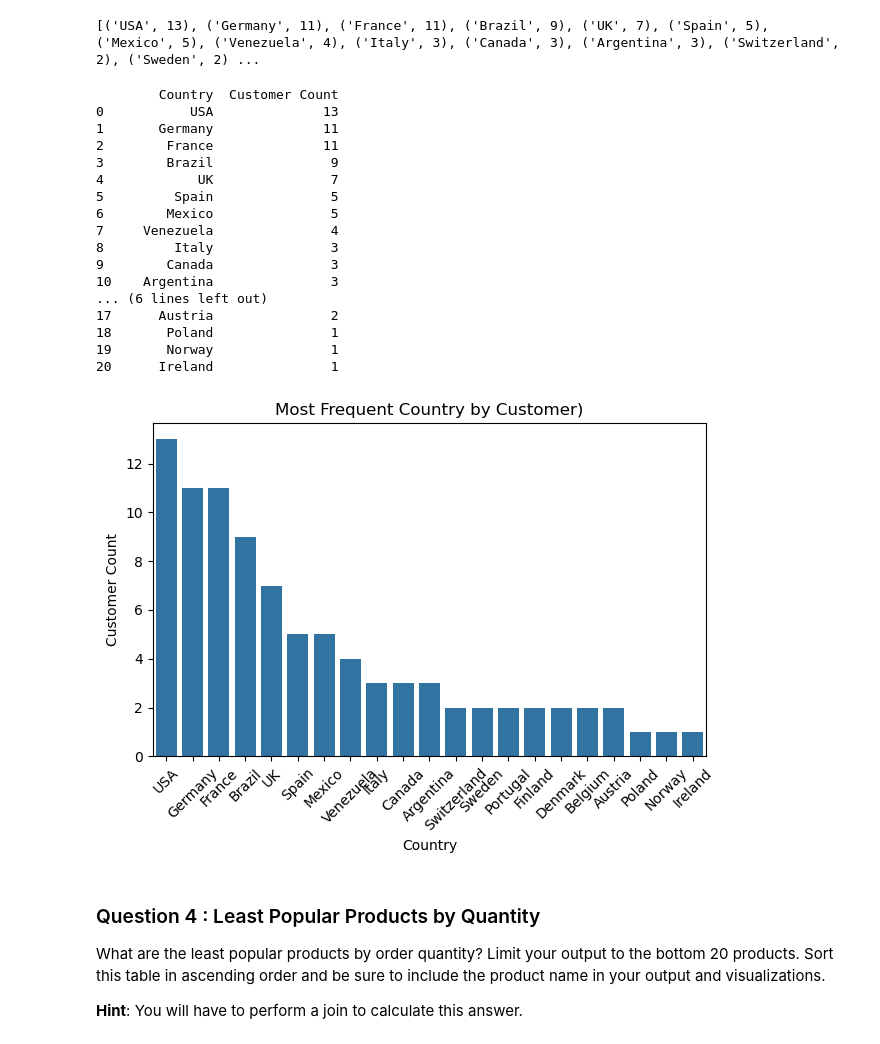
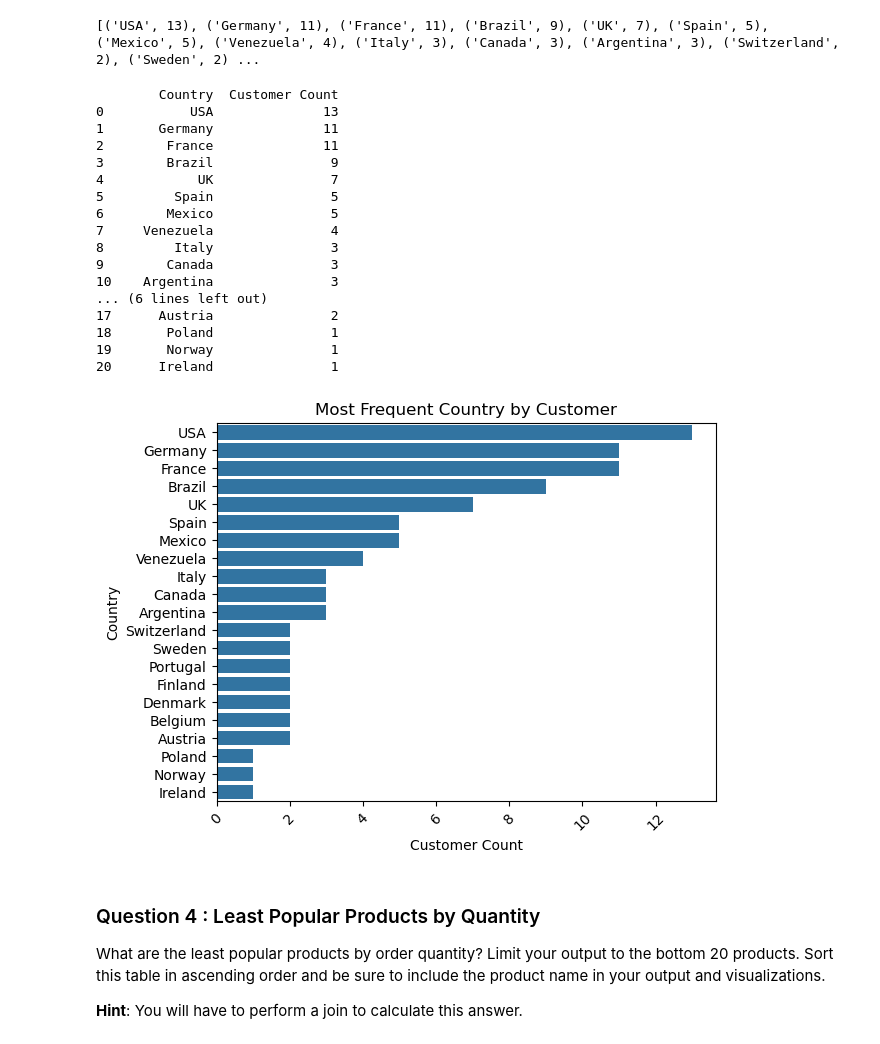
Before and after one commit to pufomadu/SQL-AdHoc-Report, a Jupyter notebook: adhoc_report.ipynb, the cells around one changed output. Cells and saved outputs as stored; diff of their text form; code cells hidden in the pictures.

```diff
--- a/adhoc_report.ipynb
+++ b/adhoc_report.ipynb
@@ -112,36 +112,36 @@ print(rows)
 # %%
 # TODO: Convert your list of tuples to a dataframe
 df = pd.DataFrame(rows, columns=['Country', 'Customer Count'])
 print(df)
 
 
 # TODO: Generate a visualization on this dataframe
-sns.barplot(x='Country', y='Customer Count', data=df)
-plt.title('Most Frequent Country by Customer)')
-plt.xlabel('Country')
-plt.ylabel('Customer Count')
+sns.barplot(x='Customer Count', y='Country', data=df)
+plt.title('Most Frequent Country by Customer')
+plt.xlabel('Customer Count')
+plt.ylabel('Country')
 plt.xticks(rotation=45)
 plt.tight_layout()
 plt.show()
 # %% [output]
         Country  Customer Count
 0           USA              13
 1       Germany              11
 2        France              11
 3        Brazil               9
 4            UK               7
 5         Spain               5
 6        Mexico               5
 7     Venezuela               4
 8         Italy               3
 9        Canada               3
 10    Argentina               3
 ... (6 lines left out)
 17      Austria               2
 18       Poland               1
 19       Norway               1
 20      Ireland               1
-[figure, old version]
+[figure, new version]
 # %% [markdown]
 ### Question 4 : Least Popular Products by Quantity
 
```
Also changed, not shown: parts of 8 cells of this notebook.
